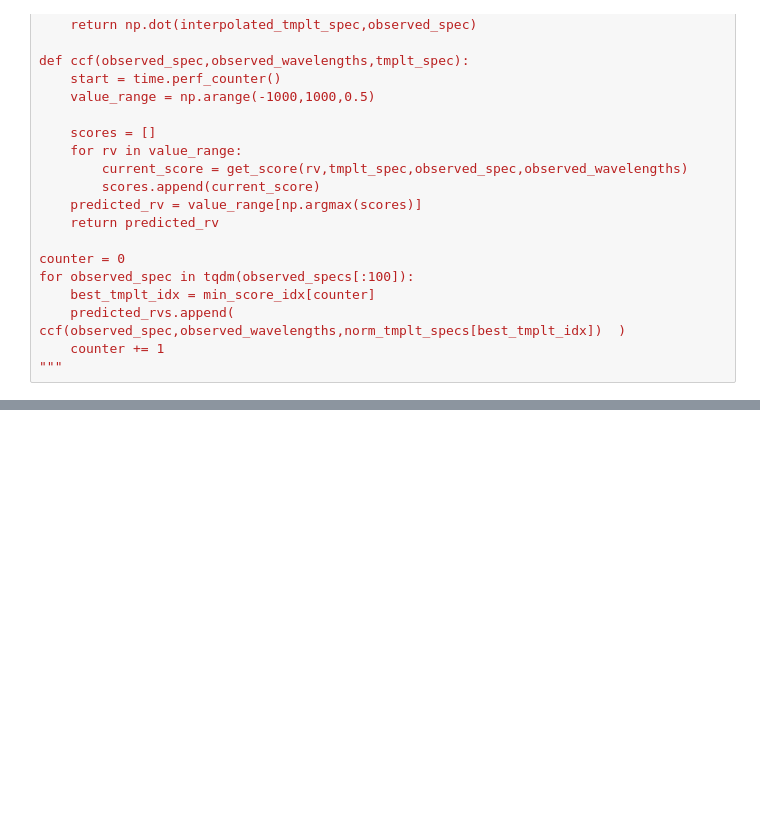
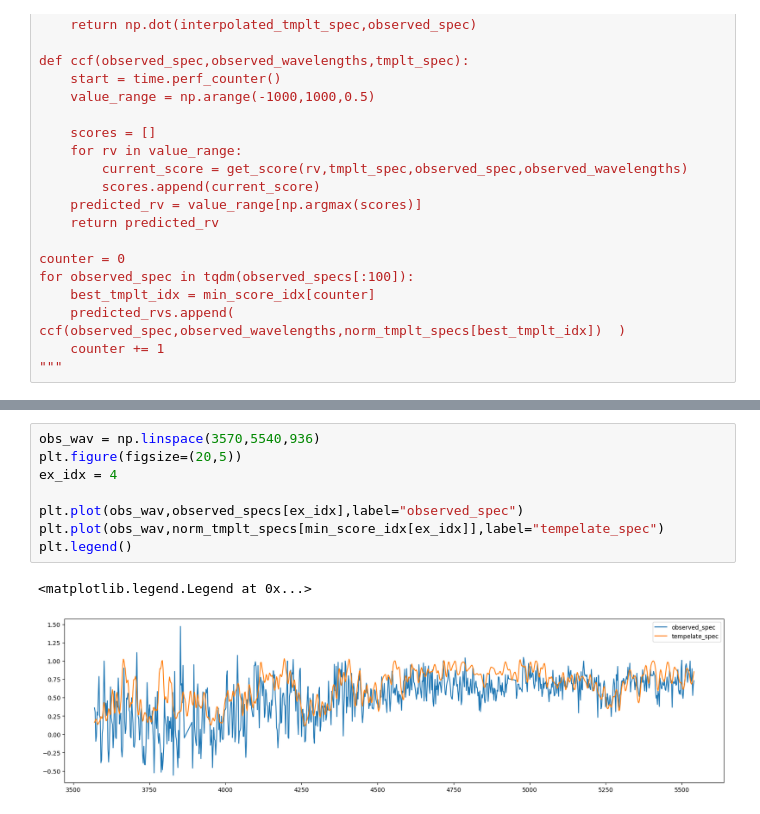
Before and after one commit to Galactic-Archaeology-Lab/het_cannon_projects, a Jupyter notebook: nachiket/tmplt_rv_correction.ipynb, the cells around one changed output, grey strips where cells are left out. Saved outputs shown, nothing was run; the diff lists cells and outputs as text; blank space fills up the shorter version.

```diff
--- a/nachiket/tmplt_rv_correction.ipynb
+++ b/nachiket/tmplt_rv_correction.ipynb
@@ -237,0 +318,11 @@ np.mean(delta_RV),np.std(delta_RV)
+# %%
+obs_wav = np.linspace(3570,5540,936)
+plt.figure(figsize=(20,5))
+ex_idx = 4
+
+plt.plot(obs_wav,observed_specs[ex_idx],label="observed_spec")
+plt.plot(obs_wav,norm_tmplt_specs[min_score_idx[ex_idx]],label="tempelate_spec")
+plt.legend()
+# %% [output]
+<matplotlib.legend.Legend at 0x...>
+[figure, added]
```
Also changed, not shown: parts of 16 cells of this notebook, 2 other files.
